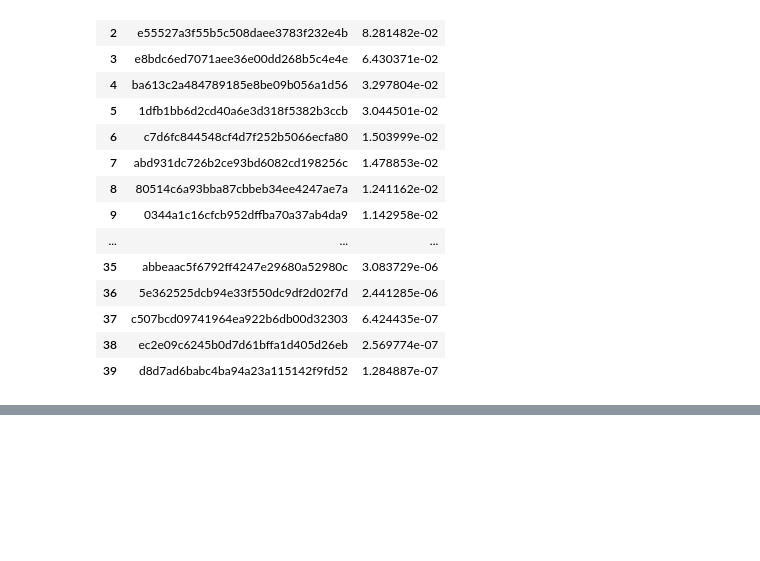
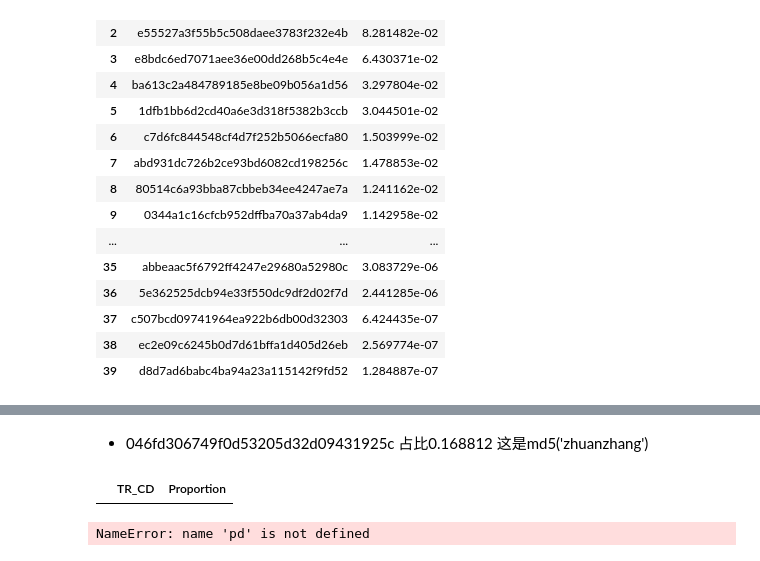
Before and after one commit to ApricityJ/OneDay, a Jupyter notebook: preprocess/2024/feature_ext_1.ipynb, the cells around one changed output, grey strips where cells are left out. Drawn from its saved outputs; the diff is of its cells as text; code cells hidden in the pictures; blank space fills up the shorter version.

```diff
--- a/preprocess/2024/feature_ext_1.ipynb
+++ b/preprocess/2024/feature_ext_1.ipynb
@@ -47,7 +94,7 @@ def find_top_incomes(df, top_n=3):
 
     return df_top_incomes
 # %%
-tr_cd_proportion = df_fncl_tr_dtal['TR_CD'].value_counts(normalize=True).reset_index()
+tr_cd_proportion = fncl_tr_dtal['TR_CD'].value_counts(normalize=True).reset_index()
 tr_cd_proportion.columns = ['TR_CD', 'Proportion']
 
 tr_cd_proportion
@@ -101,0 +173,24 @@ False
+# %% [markdown]
+ - 046fd306749f0d53205d32d09431925c 占比0.168812 这是md5('zhuanzhang')
+# %%
+tr_cd_proportion[tr_cd_proportion['TR_CD'] == '443e2cf42267dd5c07aeba9107c43829']
+# %% [output]
+|  | TR_CD | Proportion |
+# %%
+# 使用 pivot_table 进行透视汇总
+pivot_result = pd.pivot_table(
+    df_merged,
+    values=['RMB_TR_AMT', 'ARG_ACCT_BAL'],  # 观测值
+    index=['CUST_NO'],  # 以 CUST_NO 为主维度
+    columns=['ACTG_DIRET_CD', 'TRS_CSH_IND', 'CSH_EX_IND', 'SAME_NAM_IND', 'INT_BNK_TR_IND'],  # 其他维度展开成列
+    aggfunc=['sum'],  # 汇总函数
+    fill_value=0  # 填充缺失值
+)
+
+# 重置列名结构，方便展示
+pivot_result.columns = ['_'.join([str(c) for c in col]).strip() for col in pivot_result.columns]
+
+# 打印结果
+print(pivot_result.reset_index())
+# %% [output]
+NameError: name 'pd' is not defined
```
Also changed, not shown: parts of 11 cells of this notebook, 3 other files.
